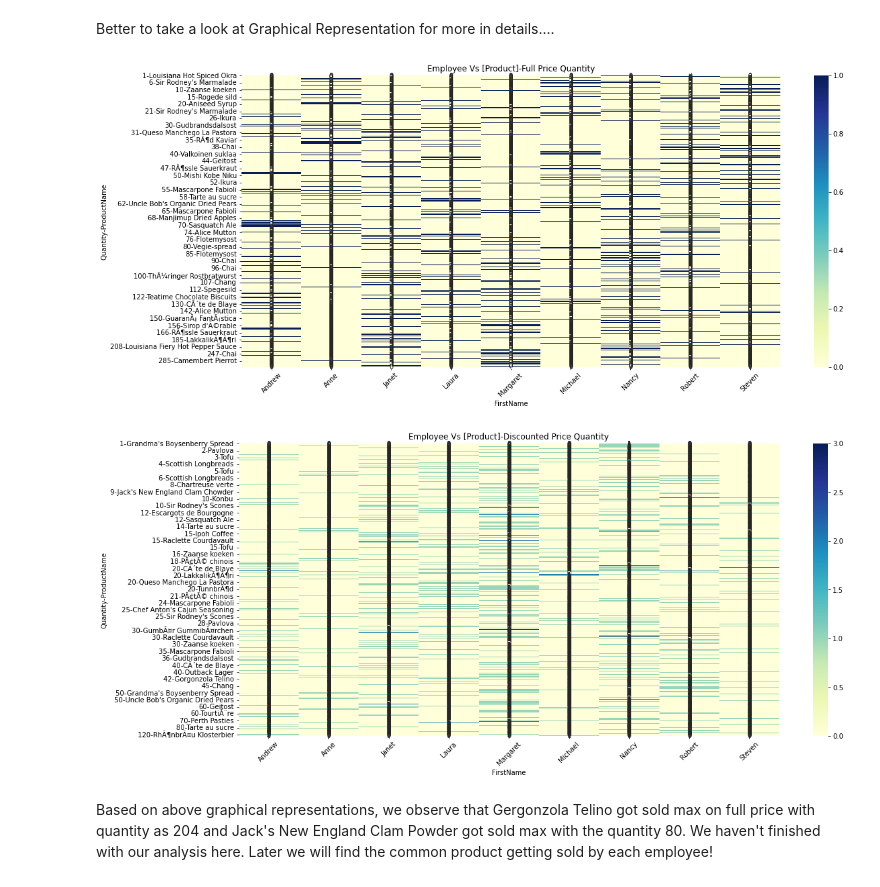
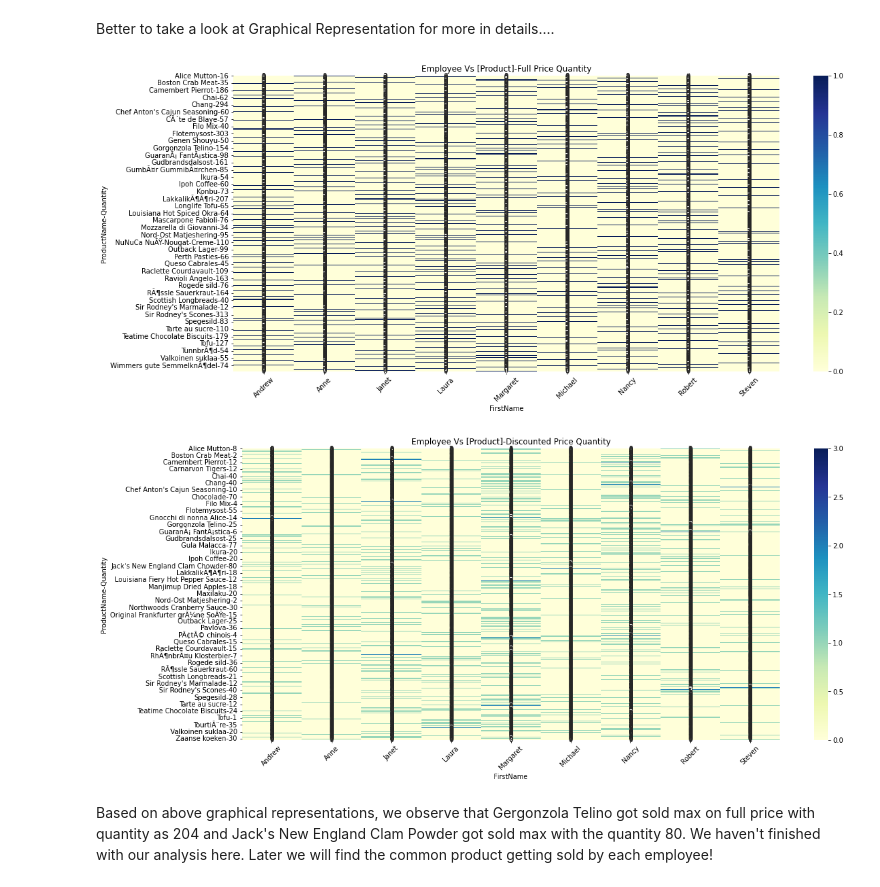
Before and after one commit to atbiggie/ST590-Project2, a Jupyter notebook: PartTwo.ipynb, the cells around one changed output. Cells and saved outputs as stored; diff of their text form; code cells hidden in the pictures.

```diff
--- a/PartTwo.ipynb
+++ b/PartTwo.ipynb
@@ -133,18 +133,16 @@ Better to take a look at Graphical Representation for more in details....
 # %%
 import seaborn as sns
 import matplotlib.pyplot as plt
 
-
-
 plt.figure(figsize=(18, 8))
 sellQtyFullPriceTab = sns.heatmap(pd.crosstab(
-    index = [sellQtyFullPrice.Quantity,x],
+    index = [x, sellQtyFullPrice.Quantity],
     columns = y), cmap="YlGnBu", annot=True, cbar=True)
 plt.xticks(rotation = 45)
 plt.title("Employee Vs [Product]-Full Price Quantity")
 plt.show()
 # %% [output]
-[figure, old version]
+[figure, new version]
 # %%
 
 sellQtyDiscountPrice = pd.read_sql(firstCall+' where Discount != 0.00', con)
@@ -155,13 +153,13 @@ plt.figure(figsize=(18, 8))
 x_disc = sellQtyDiscountPrice.ProductName.astype("category")
 y_disc = sellQtyDiscountPrice.FirstName.astype("category")
 sellQtyDiscountPrice = sns.heatmap(pd.crosstab(
-    index = [sellQtyDiscountPrice.Quantity, x_disc],
+    index = [x_disc, sellQtyDiscountPrice.Quantity],
     columns = y_disc), cmap="YlGnBu", annot=True, cbar=True)
 plt.xticks(rotation = 45)
 plt.title("Employee Vs [Product]-Discounted Price Quantity")
 plt.show()
 # %% [output]
-[figure, old version]
+[figure, new version]
 # %% [markdown]
 Based on above graphical representations, we observe that Gergonzola Telino got sold max on full price with quantity as 204 and  Jack's New England Clam Powder got sold max with the quantity 80. We haven't finished with our analysis here. Later we will find the common product getting sold by each employee!
 # %% [markdown]
```
Also changed, not shown: parts of 3 cells of this notebook, 2 other files.
